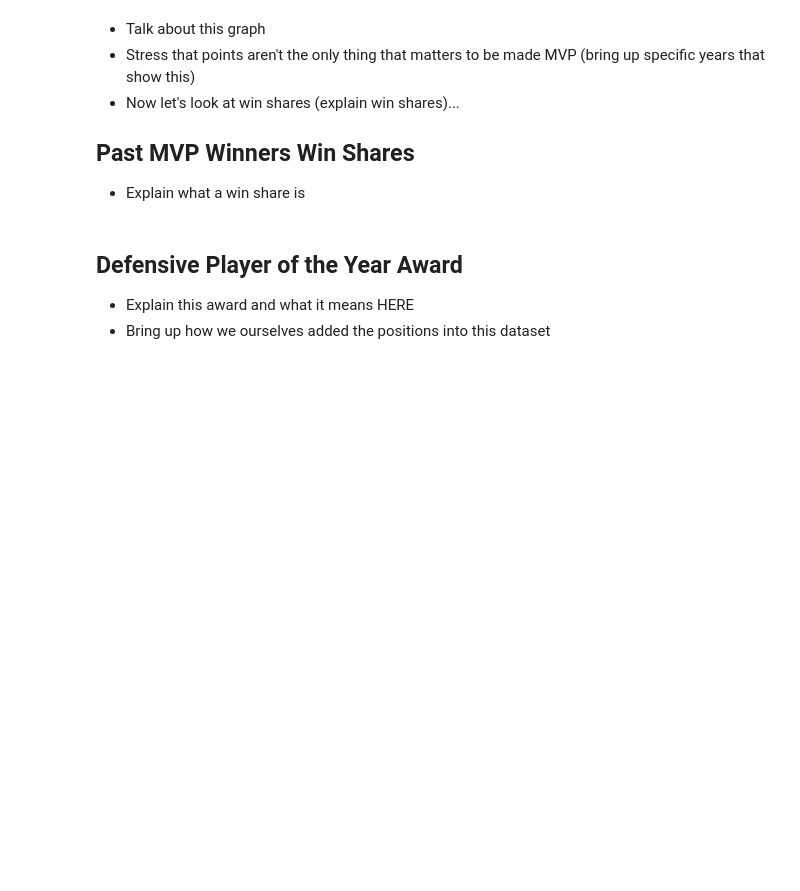
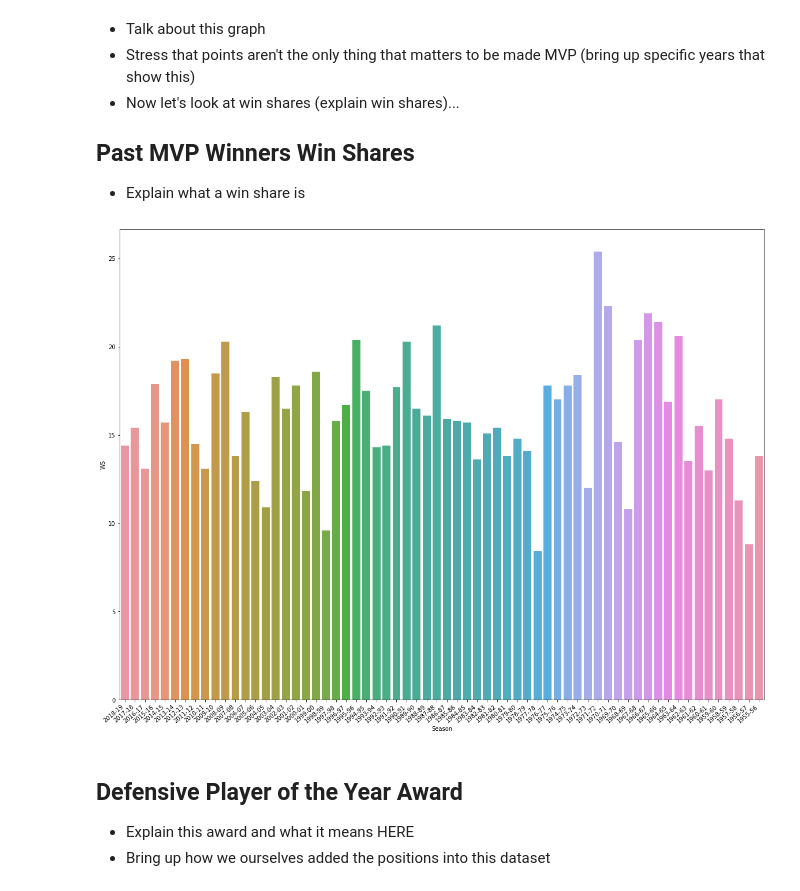
Before and after one commit to Ajnbro/nba320.github.io, a Jupyter notebook: Final Project Notebook.ipynb, the cells around one changed output. Saved outputs shown, nothing was run; the diff lists cells and outputs as text; code cells hidden in the pictures; blank space fills up the shorter version.

```diff
--- a/Final Project Notebook.ipynb
+++ b/Final Project Notebook.ipynb
@@ -209,3 +292,13 @@ plt.show()
+# %%
+# Insert Win Shares Graphing stuff comparing the win shares between previous MVPs
+
+# We can have a scatter plot of the points scored per year
+plt.figure(figsize=(20, 15))
+ax = sns.barplot(x = 'Season', y = 'WS', data = nba_mvps)
+ax.set_xticklabels(ax.get_xticklabels(), rotation=40, ha="right")
+plt.show()
+# %% [output]
+[figure, added]
 # %%
 # Take a sample year (last year 2018-2019 season) and show how the MVP's win shares compare to everyone elses
 # %% [markdown]
```
Also changed, not shown: parts of 17 cells of this notebook, 1 other file.
